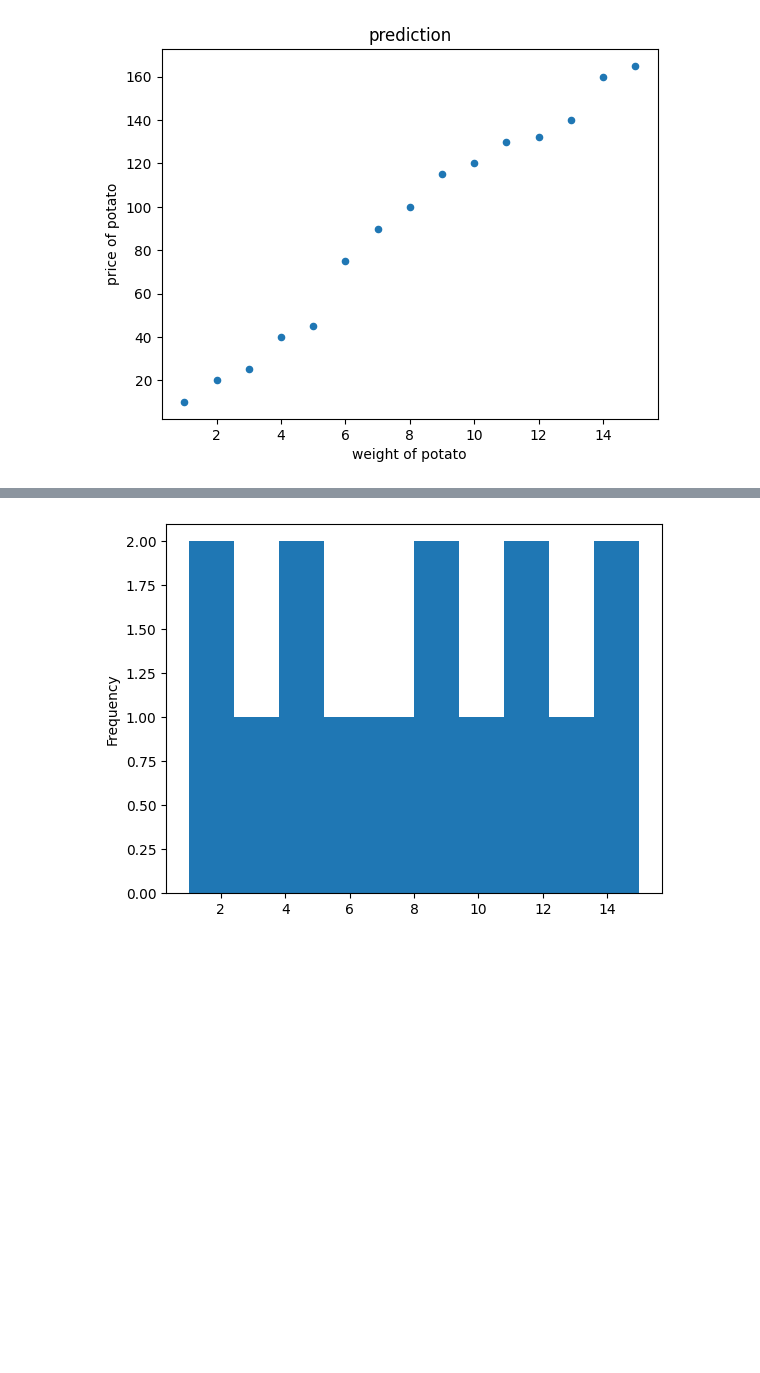
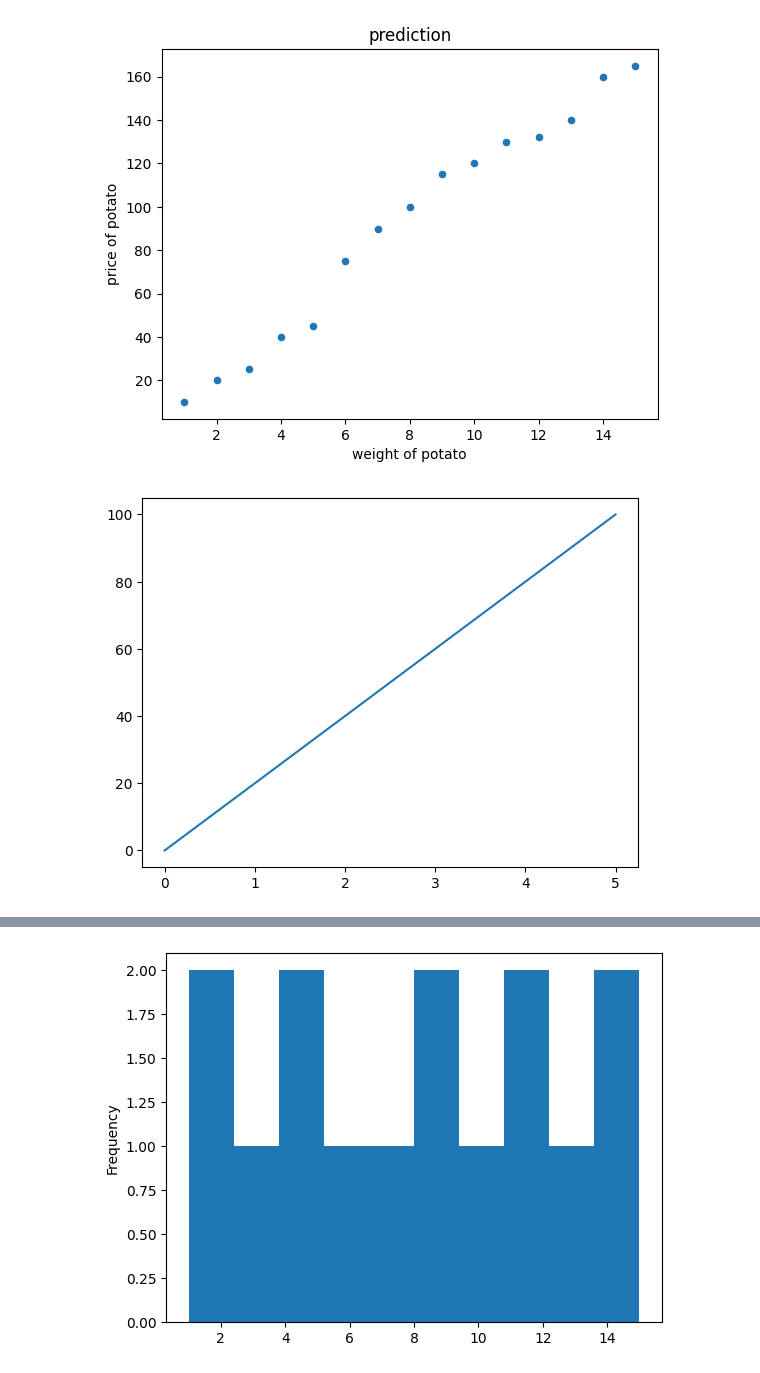
Before and after one commit to tabassum-laz/Artificial-Intelligence-Lab, a Jupyter notebook: AI_lab3.ipynb, the cells around one changed output, grey strips where cells are left out. Cells and saved outputs as stored; diff of their text form; code cells hidden in the pictures; blank space fills up the shorter version.

```diff
--- a/AI_lab3.ipynb
+++ b/AI_lab3.ipynb
@@ -72,3 +72,11 @@ plt.title("prediction")
 plt.show()
 # %% [output]
 [figure]
+# %%
+import numpy as np
+xpoints = np.array([0, 5])
+ypoints = np.array([0, 100])
+plt.plot(xpoints, ypoints)
+plt.show()
+# %% [output]
+[figure, added]
```
Also changed, not shown: parts of 24 cells of this notebook.
